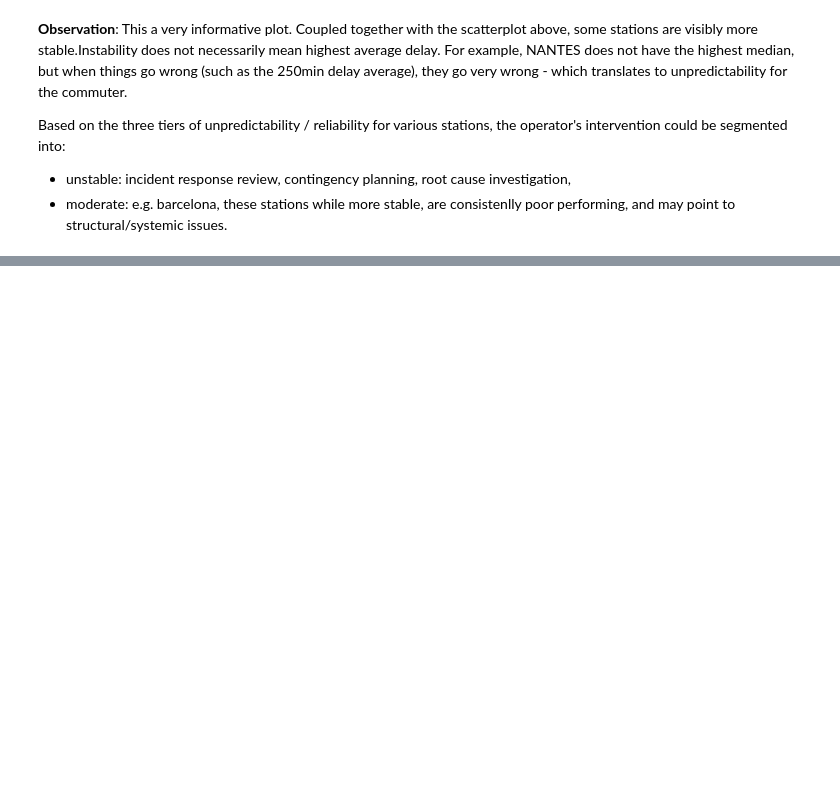
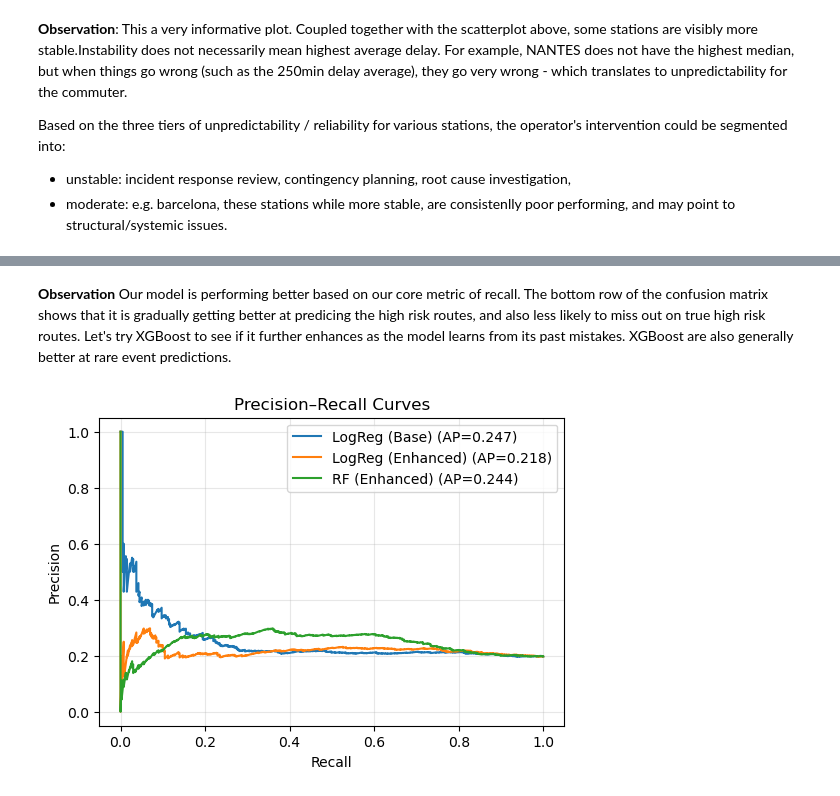
Before and after one commit to fangwan90/HaaS_Git, a Jupyter notebook: Capstone/Capstone.ipynb, the cells around one changed output, grey strips where cells are left out. Saved outputs shown, nothing was run; the diff lists cells and outputs as text; code cells hidden in the pictures; blank space fills up the shorter version.

```diff
--- a/Capstone/Capstone.ipynb
+++ b/Capstone/Capstone.ipynb
@@ -810,0 +1304,22 @@ dtype: float64
+# %% [markdown]
+**Observation** Our model is performing better based on our core metric of recall. The bottom row of the confusion matrix shows that it is gradually getting better at predicing the high risk routes, and also less likely to miss out on true high risk routes. Let's try XGBoost to see if it further enhances as the model learns from its past mistakes. XGBoost are also generally better at rare event predictions.
+# %%
+def plot_pr_curve(y_true, y_proba, label):
+    precision, recall, _ = precision_recall_curve(y_true, y_proba)
+    ap = average_precision_score(y_true, y_proba)
+    plt.plot(recall, precision, label=f"{label} (AP={ap:.3f})")
+
+plt.figure(figsize=(6,4))
+plot_pr_curve(y_test, y_proba1, "LogReg (Base)")
+plot_pr_curve(y_test, y_proba2, "LogReg (Enhanced)")
+plot_pr_curve(y_test, y_proba3, "RF (Enhanced)")
+# plot_pr_curve(y_test, xgb_proba, "XGB (Enhanced)")  # when available
+
+plt.xlabel("Recall")
+plt.ylabel("Precision")
+plt.title("Precision–Recall Curves")
+plt.legend()
+plt.grid(alpha=0.3)
+plt.show()
+# %% [output]
+[figure, added]
```
Also changed, not shown: parts of 65 cells of this notebook.
